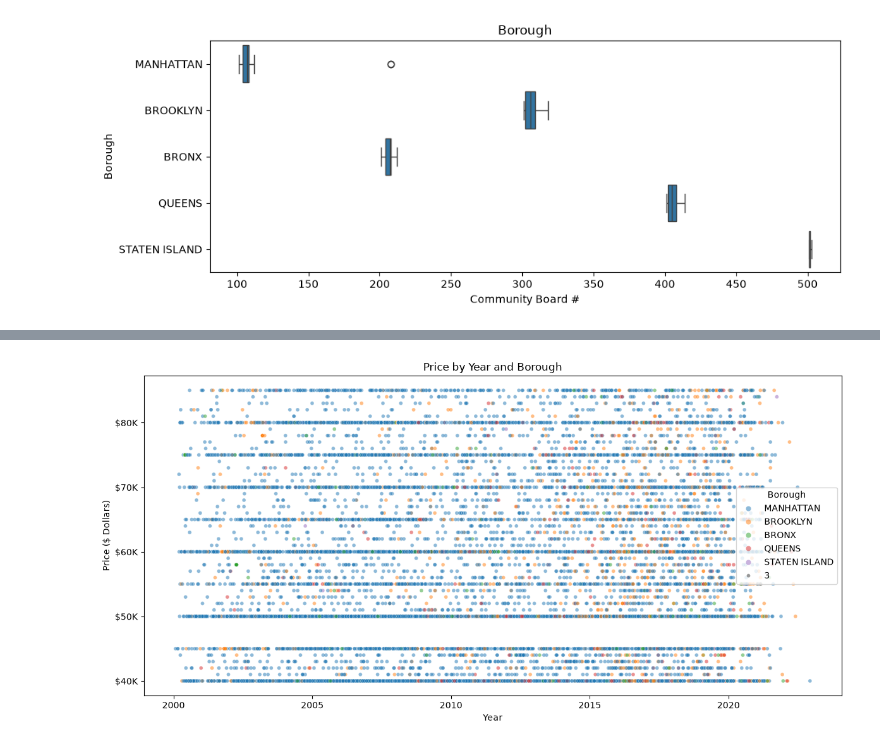
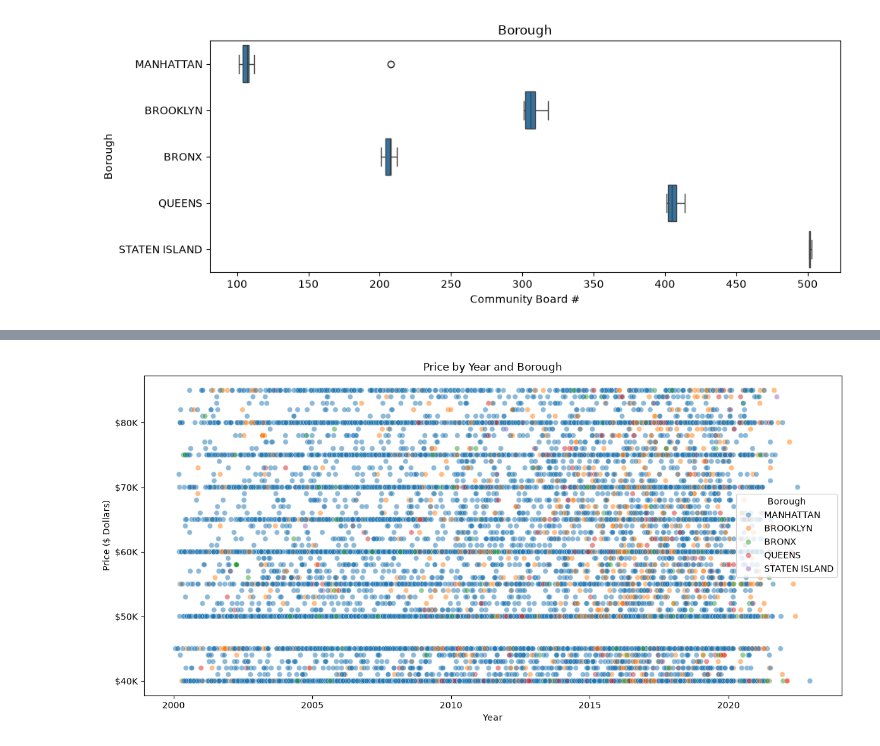
Before and after one commit to iaac-maai/group7_day1_assigment, a Jupyter notebook: New_York_Housing_cost/notebook/data_cleaning_and_EDA.ipynb, the cells around one changed output, grey strips where cells are left out. Cells and saved outputs as stored; diff of their text form; code cells hidden in the pictures.

Commit message:
graphs

```diff
--- a/New_York_Housing_cost/notebook/data_cleaning_and_EDA.ipynb
+++ b/New_York_Housing_cost/notebook/data_cleaning_and_EDA.ipynb
@@ -304,30 +342,0 @@ memory usage: 1.2 MB
-# %%
-# 1. Make sure price is numeric
-df_clean["Initial Cost"] = pd.to_numeric(
-    df_clean["Initial Cost"].astype(str).str.replace(r"[$,]", "", regex=True),
-    errors="coerce"
-)
-
-# 2. Remove outliers with the IQR rule
-q1, q3 = df_clean["Initial Cost"].quantile([0.25, 0.75])
-iqr = q3 - q1
-low, high = q1 - 1.5 * iqr, q3 + 1.5 * iqr
-
-plot_df = df_clean[df_clean["Initial Cost"].between(low, high)]
-print(f"Keeping ${low:,.0f} to ${high:,.0f} -> {len(plot_df):,} of {len(df_clean):,} rows")
-
-# 3. Get the year (into a new column, so the original dates stay untouched)
-plot_df = plot_df.copy()
-plot_df["Year"] = pd.to_datetime(plot_df["Fully Permitted"], format="%m/%d/%Y", errors="coerce").dt.year
-
-# 4. Scatter plot
-fig, ax = plt.subplots(figsize=(10, 5))
-
-sns.scatterplot(data=plot_df, x="Year", y="Initial Cost", hue="Borough", alpha=0.5, ax=ax)
-
-ax.set_title("Price by Year and Borough")
-ax.set_ylabel("Price ($ Dollars)")
-ax.yaxis.set_major_formatter(FuncFormatter(lambda y, pos: f"${y/1000:.0f}K"))
-
-plt.tight_layout()
-plt.show()
@@ -368,25 +343,24 @@ plt.show()
 # %%
-import matplotlib.dates as mdates
-
-# 3. Keep the full date
+# Scatter Plot comparing year, cost and all boroughs
+# 1. Format the date
 plot_df = plot_df.copy()
 plot_df["Date"] = pd.to_datetime(plot_df["Fully Permitted"], format="%m/%d/%Y", errors="coerce")
 
-# 4. Scatter plot
+# 2. Scatter plot
 fig, ax = plt.subplots(figsize=(12, 6))
 
-sns.scatterplot(data=plot_df, x="Date", y="Initial Cost", hue="Borough", alpha=0.5, ax=ax, size =3)
+sns.scatterplot(data=plot_df, x="Date", y="Initial Cost", hue="Borough", alpha=0.5, ax=ax)
 
 ax.set_title("Price by Year and Borough")
 ax.set_xlabel("Year")
 ax.set_ylabel("Price ($ Dollars)")
 ax.yaxis.set_major_formatter(FuncFormatter(lambda y, pos: f"${y/1000:.0f}K"))
 
-# Show only years on the x-axis
+# 3.Show only years on the x-axis
 ax.xaxis.set_major_locator(mdates.YearLocator(5))
 ax.xaxis.set_major_formatter(mdates.DateFormatter("%Y"))
 
 plt.tight_layout()
 plt.show()
 # %% [output]
-[figure, old version]
+[figure, new version]
```
Also changed, not shown: parts of 49 cells of this notebook, 2 other files.
